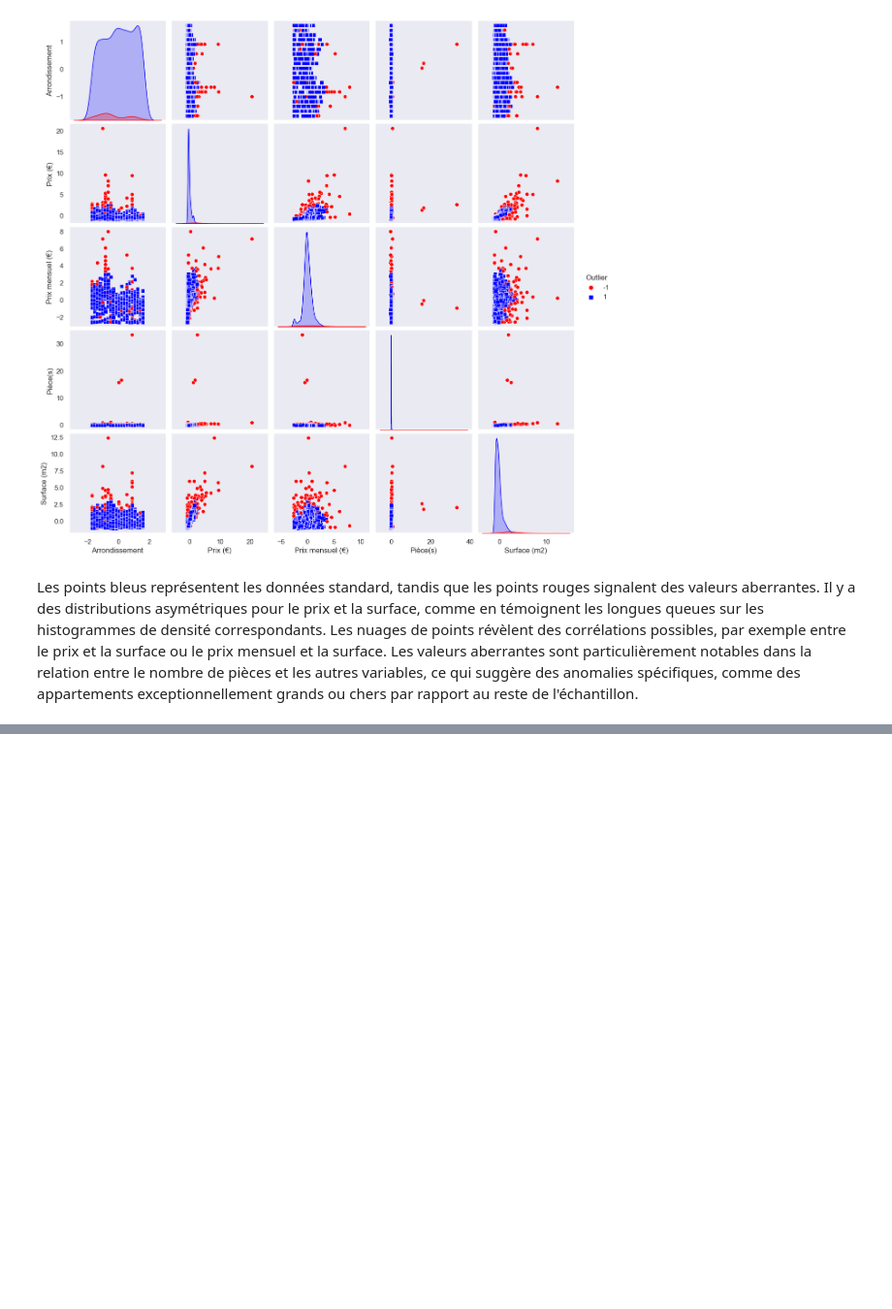
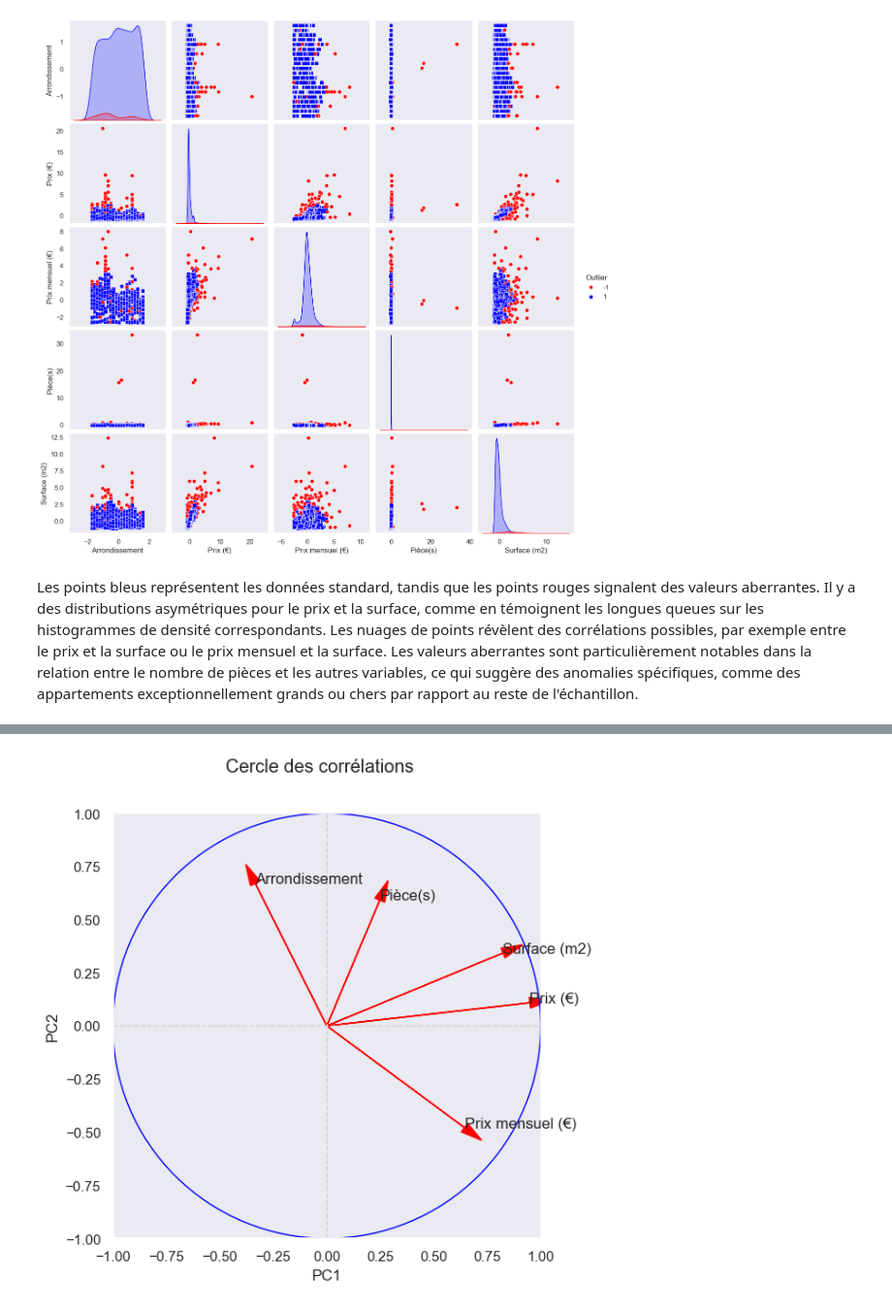
Before and after one commit to Zhuanu/Projet-DALAS, a Jupyter notebook: eda.ipynb, the cells around one changed output, grey strips where cells are left out. Shown at 97% size. Cells and saved outputs as stored; diff of their text form; code cells hidden in the pictures; blank space fills up the shorter version.

```diff
--- a/eda.ipynb
+++ b/eda.ipynb
@@ -656,0 +346,8 @@ sns.pairplot(new_df, hue='Cluster')
+# %%
+singular_values = np.sqrt(pca.explained_variance_)
+corvar_data = {'id': dataStd.columns}
+for k in range(p):
+    corvar_data[labels[k]] = pca.components_[k,:] * singular_values[k]
+
+coordvar = pd.DataFrame(corvar_data)
+coordvar
@@ -656,0 +361,26 @@ sns.pairplot(new_df, hue='Cluster')
+# %%
+fig, axes = plt.subplots(figsize=(6, 6))
+fig.suptitle("Cercle des corrélations")
+axes.set_xlim(-1, 1)
+axes.set_ylim(-1, 1)
+
+# Ajout des titres
+axes.set_xlabel('PC1')
+axes.set_ylabel('PC2')
+
+# Ajout des axes
+axes.axvline(x=0, color='lightgray', linestyle='--', linewidth=1)
+axes.axhline(y=0, color='lightgray', linestyle='--', linewidth=1)
+
+# Ajout des noms des variables et des flèches
+for j in range(p):
+    axes.arrow(0, 0, coordvar[labels[0]][j], coordvar[labels[1]][j], head_width=0.05, head_length=0.1, fc='red', ec='red')
+    axes.text(coordvar[labels[0]][j], coordvar[labels[1]][j], coordvar["id"][j])
+
+# Ajout du cercle
+circle = plt.Circle((0, 0), 1, color='blue', fill=False)
+axes.add_artist(circle)
+
+plt.show()
+# %% [output]
+[figure, added]
```
Also changed, not shown: parts of 66 cells of this notebook, 2 other files.
